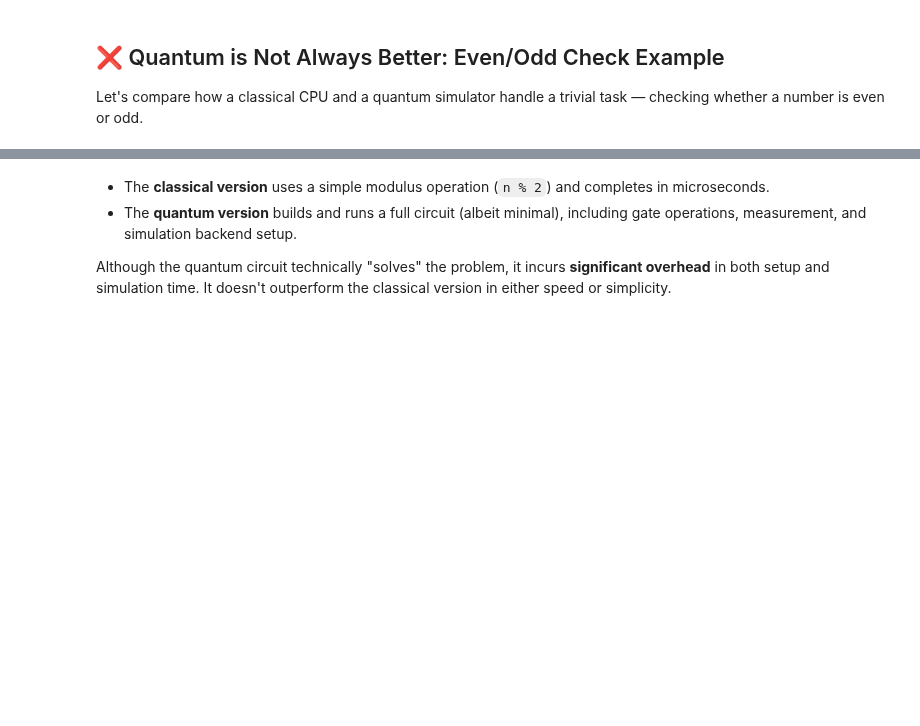
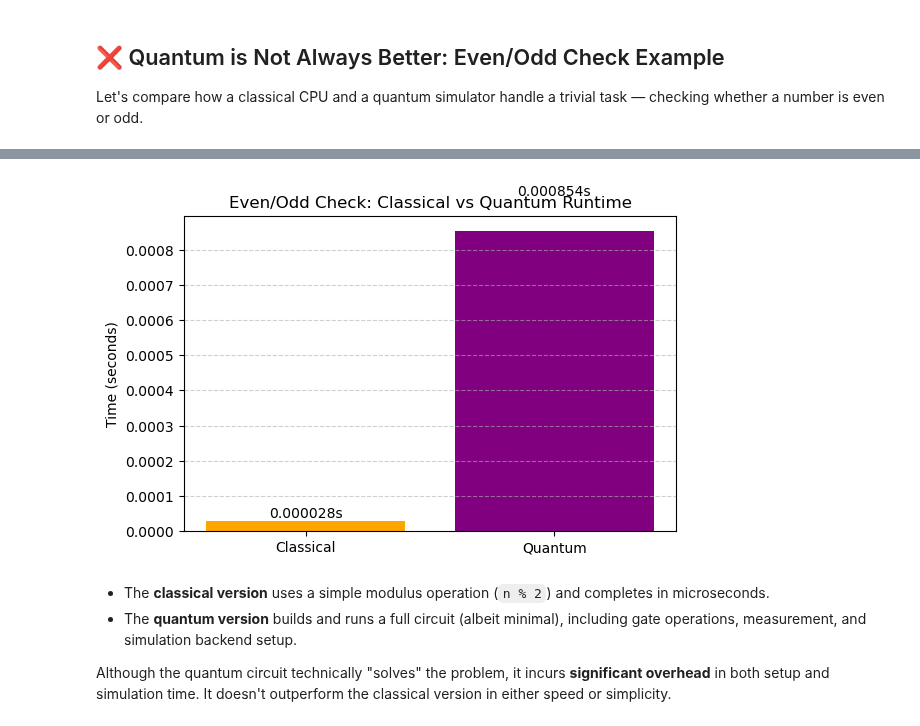
Before and after one commit to keiakihito/cs5250-final, a Jupyter notebook: classical_vs_quantum_search_conclusion.ipynb, the cells around one changed output, grey strips where cells are left out. Drawn from its saved outputs; the diff is of its cells as text; code cells hidden in the pictures; blank space fills up the shorter version.

```diff
--- a/classical_vs_quantum_search_conclusion.ipynb
+++ b/classical_vs_quantum_search_conclusion.ipynb
@@ -153,3 +168,23 @@ Quantum: simulated result = {'0': 1}, time: 0.00154781 sec
+# %%
+import matplotlib.pyplot as plt
+
+# Use actual timing results if available; fallback to example values
+# Adjust these values if needed based on prior cells
+
+labels = ['Classical', 'Quantum']
+times = [classical_time, quantum_time]
+
+plt.figure(figsize=(6, 4))
+plt.bar(labels, times, color=['orange', 'purple'])
+plt.title("Even/Odd Check: Classical vs Quantum Runtime")
+plt.ylabel("Time (seconds)")
+plt.text(0, classical_time + 0.00001, f"{classical_time:.6f}s", ha='center')
+plt.text(1, quantum_time + 0.0001, f"{quantum_time:.6f}s", ha='center')
+plt.grid(axis='y', linestyle='--', alpha=0.6)
+plt.tight_layout()
+plt.show()
+# %% [output]
+[figure, added]
 # %% [markdown]
 - The **classical version** uses a simple modulus operation (`n % 2`) and completes in microseconds.
 - The **quantum version** builds and runs a full circuit (albeit minimal), including gate operations, measurement, and simulation backend setup.
```
Also changed, not shown: parts of 7 cells of this notebook, 1 other file.
